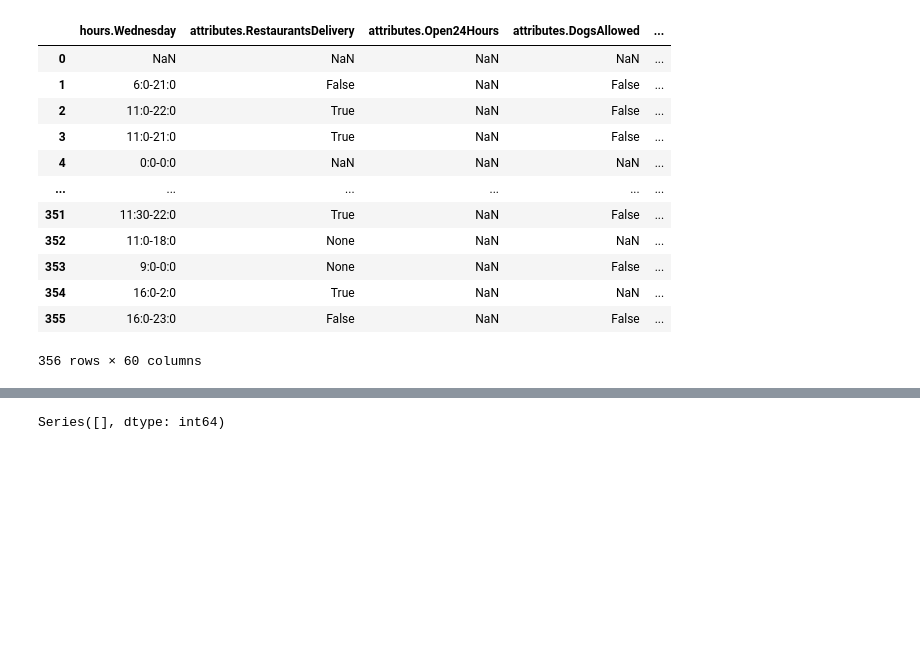
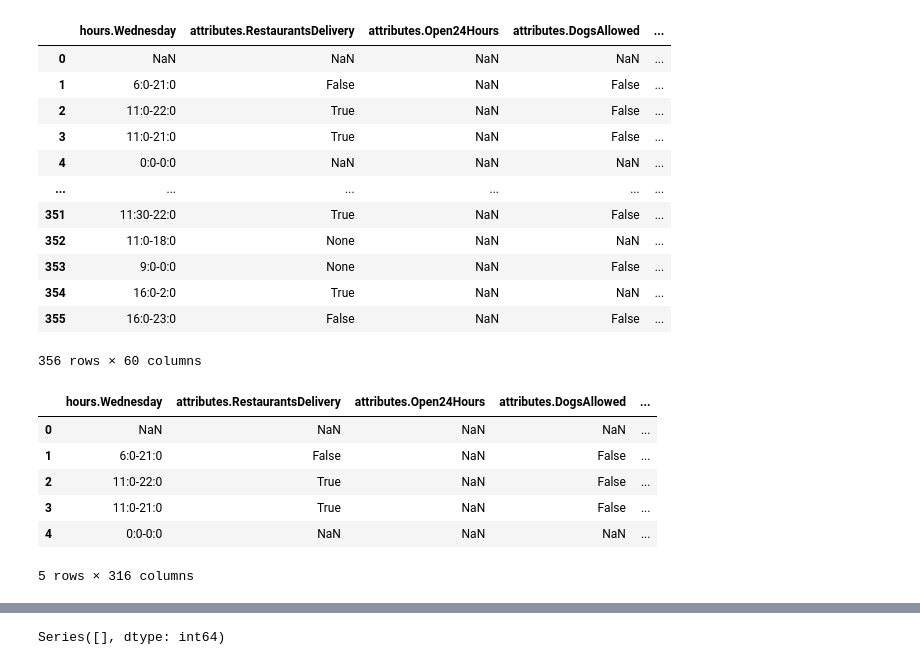
Before and after one commit to DAB-2021/4IZ481_Yelp2, a Jupyter notebook: DataPrep.ipynb, the cells around one changed output, grey strips where cells are left out. Cells and saved outputs as stored; diff of their text form; code cells hidden in the pictures; blank space fills up the shorter version.

```diff
--- a/DataPrep.ipynb
+++ b/DataPrep.ipynb
@@ -45,3 +58,13 @@ dfBus
+# %%
+dfBus.head(5)
+# %% [output]
+|  | hours.Wednesday | attributes.RestaurantsDelivery | attributes.Open24Hours | attributes.DogsAllowed | ... |
+| 0 | NaN | NaN | NaN | NaN | ... |
+| 1 | 6:0-21:0 | False | NaN | False | ... |
+| 2 | 11:0-22:0 | True | NaN | False | ... |
+| 3 | 11:0-21:0 | True | NaN | False | ... |
+| 4 | 0:0-0:0 | NaN | NaN | NaN | ... |
+5 rows × 316 columns
 # %%
 dfUsr = pd.read_csv('dataset/users.csv')
 dfUsr
```
Also changed, not shown: parts of 12 cells of this notebook.
